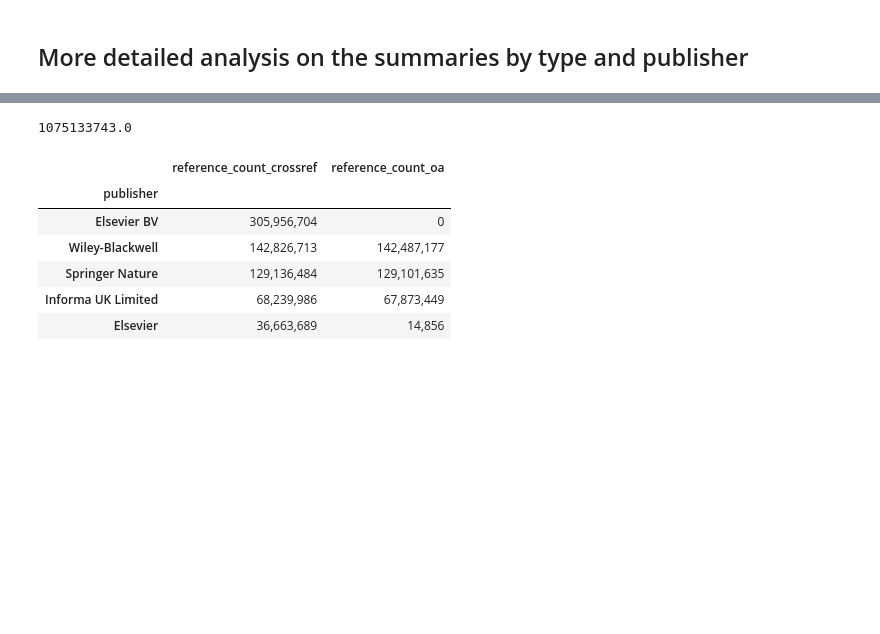
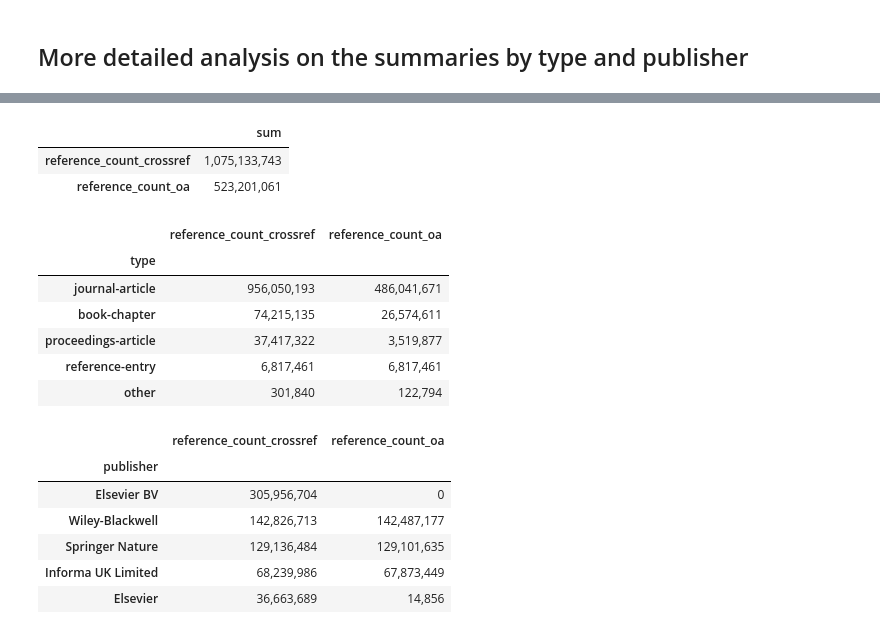
Before and after one commit to elifesciences/datacapsule-crossref, a Jupyter notebook: notebooks/citation-stats.ipynb, the cells around one changed output, grey strips where cells are left out. Drawn from its saved outputs; the diff is of its cells as text; code cells hidden in the pictures; blank space fills up the shorter version.

```diff
--- a/notebooks/citation-stats.ipynb
+++ b/notebooks/citation-stats.ipynb
@@ -276,9 +304,34 @@ df_summary_by_type_and_publisher_sums = df_summary_by_type_and_publisher[
 ]
 total_reference_count_according_to_crossref = df_summary_by_type_and_publisher_sums['reference_count_crossref'].sum()
 assert total_reference_count_according_to_crossref == df_summary['reference_count']['sum']
-total_reference_count_according_to_crossref
+(
+    df_summary_by_type_and_publisher_sums[['reference_count_crossref', 'reference_count_oa']]
+    .sum()
+    .map(format_count)
+    .to_frame('sum')
+)
 # %% [output]
-1075133743.0
+|  | sum |
+| reference_count_crossref | 1,075,133,743 |
+| reference_count_oa | 523,201,061 |
+# %%
+# total references by type
+(
+    df_summary_by_type_and_publisher_sums.groupby('type')
+    [['reference_count_crossref', 'reference_count_oa']]
+    .sum()
+    .sort_values('reference_count_crossref', ascending=False)
+    .head()
+    .applymap(format_count)
+)
+# %% [output]
+|  | reference_count_crossref | reference_count_oa |
+| type |  |  |
+| journal-article | 956,050,193 | 486,041,671 |
+| book-chapter | 74,215,135 | 26,574,611 |
+| proceedings-article | 37,417,322 | 3,519,877 |
+| reference-entry | 6,817,461 | 6,817,461 |
+| other | 301,840 | 122,794 |
 # %%
 # Publishers with the highest amount of references
 (
```
Also changed, not shown: parts of 3 cells of this notebook.
